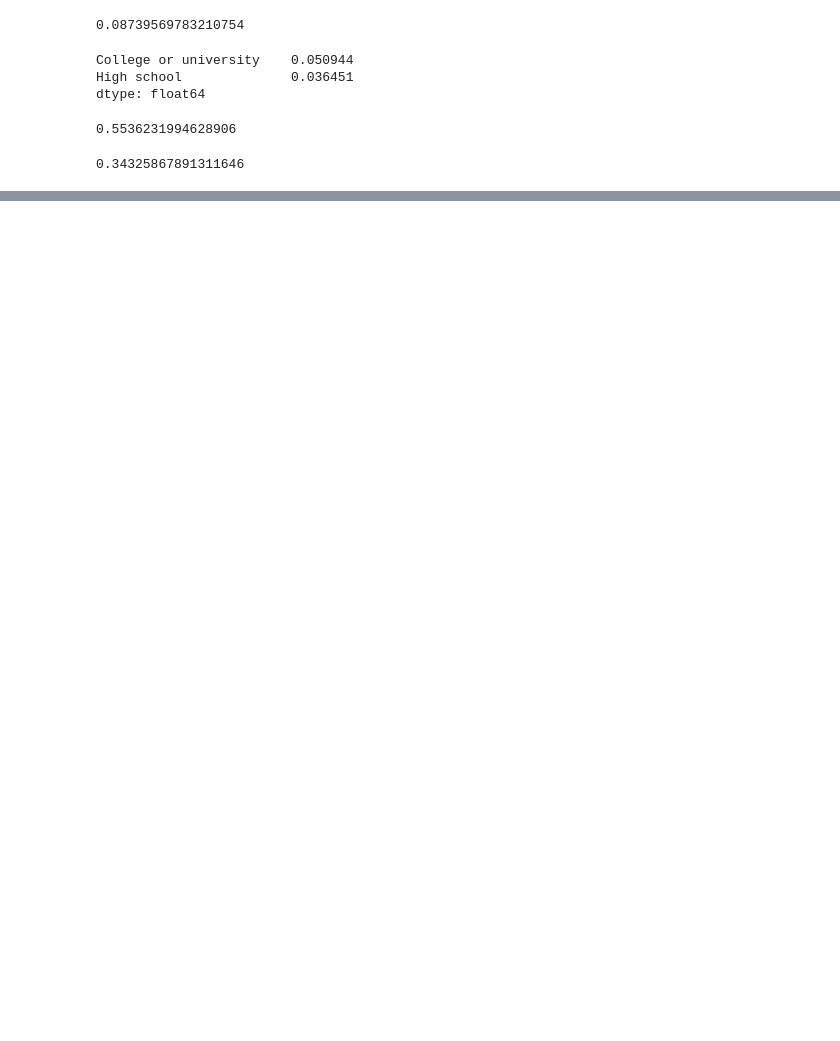
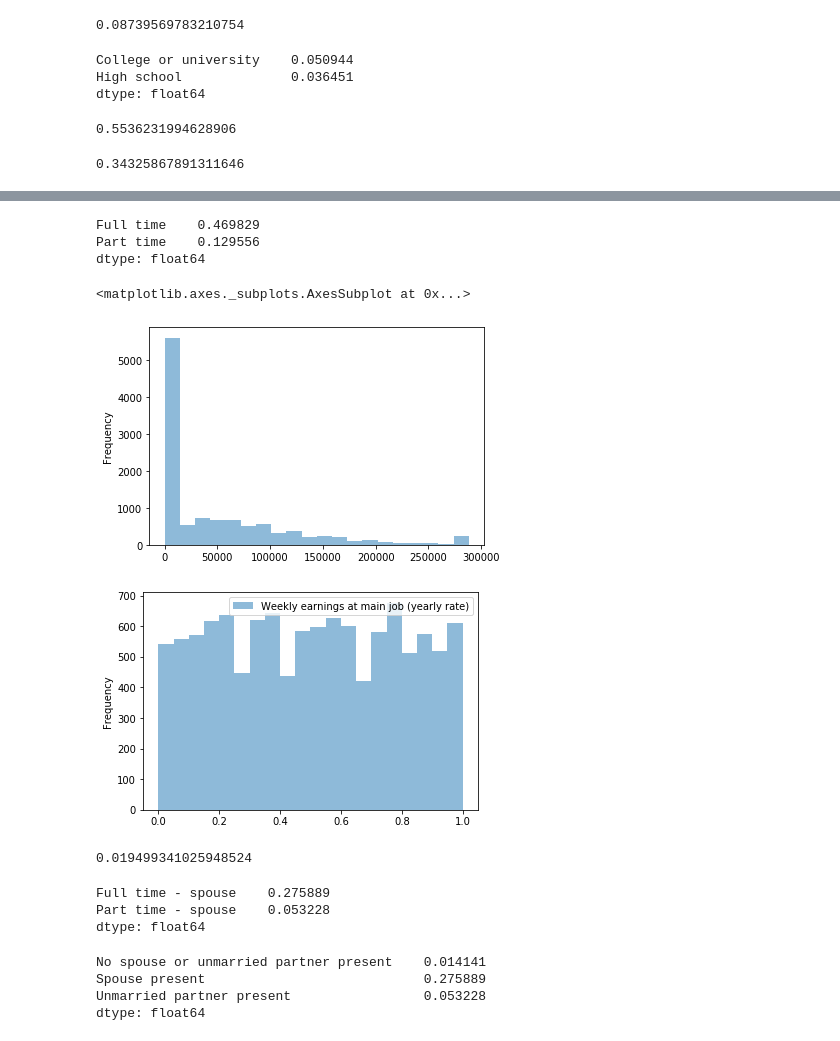
Before and after one commit to yaniv256/VAEs-in-Economics, a Jupyter notebook: Notebooks/Demographic_Data_ATUS_2013.ipynb, the cells around one changed output, grey strips where cells are left out. Drawn from its saved outputs; the diff is of its cells as text; code cells hidden in the pictures; blank space fills up the shorter version.

```diff
--- a/Notebooks/Demographic_Data_ATUS_2013.ipynb
+++ b/Notebooks/Demographic_Data_ATUS_2013.ipynb
@@ -249,0 +262,71 @@ print(np.mean(employementOfSpouse))
+# %%
+#Full time or part time employment status of respondent
+
+FulltimeParttime = df['TRDPFTPT']
+FulltimeParttimeMap = {
+  1: 'Full time',
+  2: 'Part time',
+}
+MappedFulltimeParttime = FulltimeParttime.map(FulltimeParttimeMap)
+FulltimeParttime = pd.get_dummies(MappedFulltimeParttime)
+print(np.mean(FulltimeParttime))
+# %% [output]
+Full time    0.469829
+Part time    0.129556
+dtype: float64
+# %%
+# Weekly earnings at main job (2 implied decimals)
+
+weeklyEarnings = df['TRERNWA']
+weeklyEarnings.plot.hist(bins=20, alpha=0.5)
+weeklyEarnings = ageDf.reshape(-1, 1)
+qt_trans = QuantileTransformer(n_quantiles=1000, random_state=0)
+weeklyEarnings = pd.DataFrame(qt_trans.fit_transform(weeklyEarnings))
+weeklyEarnings.columns = ['Weekly earnings at main job (yearly rate)']
+weeklyEarnings.plot.hist(bins=20, alpha=0.5)
+# %% [output]
+<matplotlib.axes._subplots.AxesSubplot at 0x...>
+[figure, added]
+[figure, added]
+# %%
+#TRHOLIDAY
+
+# Holiday
+Holiday = df['TRHOLIDAY'] == 1
+Holiday = Holiday.astype("float32")
+Holiday.name = "Holiday"
+print(np.mean(Holiday))
+# %% [output]
+0.019499341025948524
+# %%
+#Full time or part time employment status of spouse
+
+FulltimeParttimeSpouse = df['TRSPFTPT']
+FulltimeParttimeSpouseMap = {
+  1: 'Full time - spouse',
+  2: 'Part time - spouse',
+}
+MappedFulltimeParttimeSpouse = FulltimeParttimeSpouse.map(FulltimeParttimeSpouseMap)
+FulltimeParttimeSpouse = pd.get_dummies(MappedFulltimeParttimeSpouse)
+print(np.mean(FulltimeParttimeSpouse))
+# %% [output]
+Full time - spouse    0.275889
+Part time - spouse    0.053228
+dtype: float64
+# %%
+#Presence of the respondent's spouse or unmarried partner in the household
+
+spousePresent = df['TRSPFTPT']
+spousePresentMap = {
+  1: 'Spouse present',
+  2: 'Unmarried partner present',
+  3: 'No spouse or unmarried partner present'
+}
+MappedSpousePresent = spousePresent.map(spousePresentMap)
+spousePresent = pd.get_dummies(MappedSpousePresent)
+print(np.mean(spousePresent))
+# %% [output]
+No spouse or unmarried partner present    0.014141
+Spouse present                            0.275889
+Unmarried partner present                 0.053228
+dtype: float64
```
Also changed, not shown: parts of 9 cells of this notebook.
